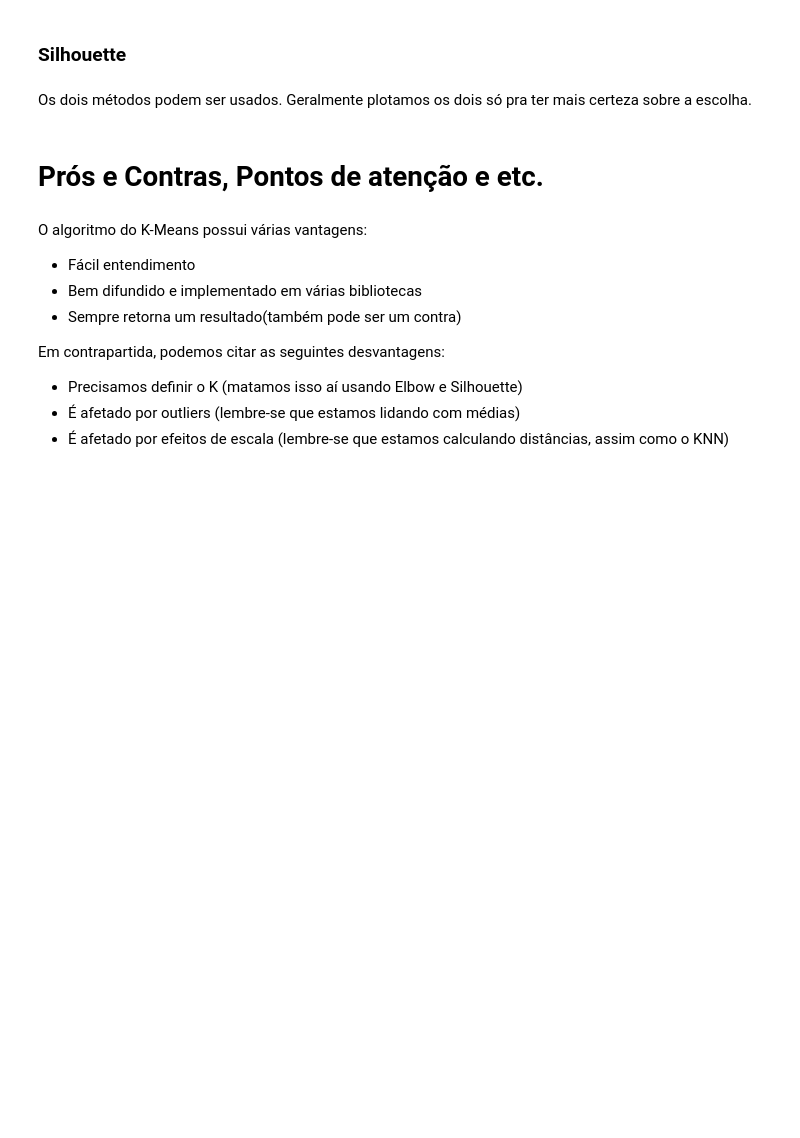
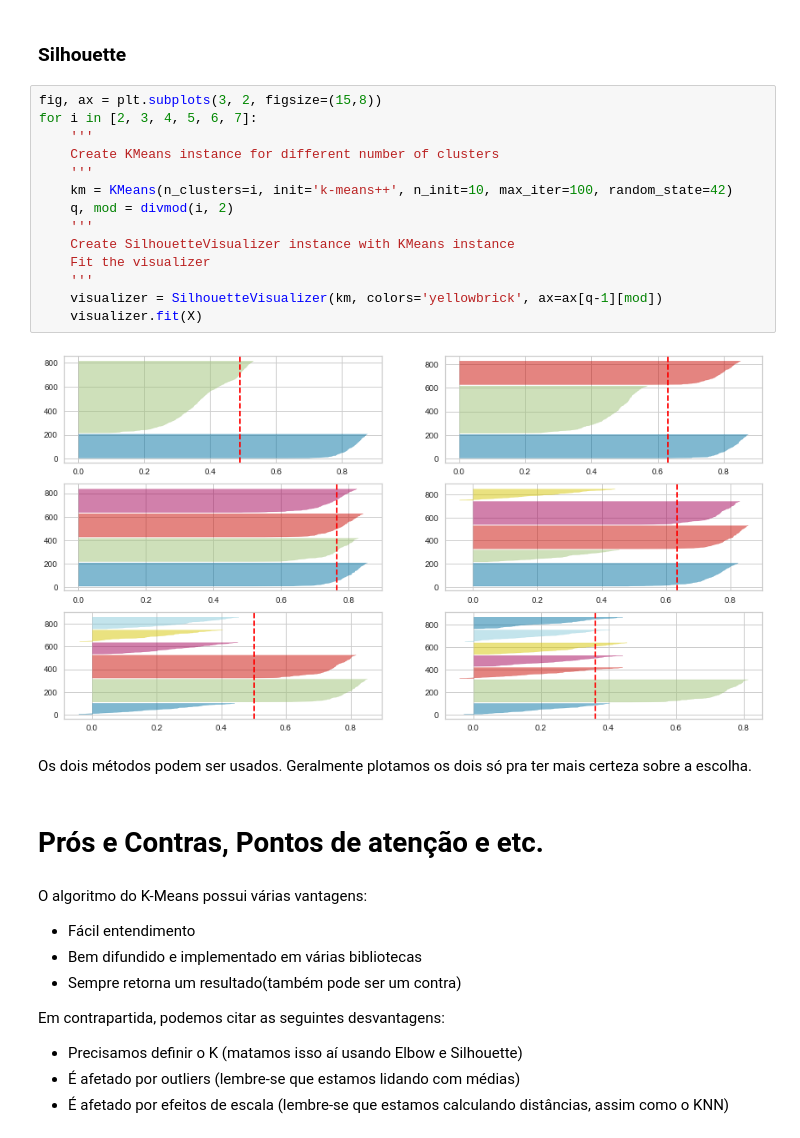
Before and after one commit to brondevitor/Python_Jorney, a Jupyter notebook: Cluster/Clusterização I.ipynb, the cells around one changed output. Saved outputs shown, nothing was run; the diff lists cells and outputs as text; blank space fills up the shorter version.

```diff
--- a/Cluster/Clusterização I.ipynb
+++ b/Cluster/Clusterização I.ipynb
@@ -239,5 +293,21 @@ Para um claro exemplo de utilização do WCSS no KMeans e aplicação do método
 # %% [markdown]
 ### Silhouette
+# %%
+fig, ax = plt.subplots(3, 2, figsize=(15,8))
+for i in [2, 3, 4, 5, 6, 7]:
+    '''
+    Create KMeans instance for different number of clusters
+    '''
+    km = KMeans(n_clusters=i, init='k-means++', n_init=10, max_iter=100, random_state=42)
+    q, mod = divmod(i, 2)
+    '''
+    Create SilhouetteVisualizer instance with KMeans instance
+    Fit the visualizer
+    '''
+    visualizer = SilhouetteVisualizer(km, colors='yellowbrick', ax=ax[q-1][mod])
+    visualizer.fit(X)
+# %% [output]
+[figure, added]
 # %% [markdown]
 Os dois métodos podem ser usados. Geralmente plotamos os dois só pra ter mais certeza sobre a escolha.
 # %% [markdown]
```
Also changed, not shown: parts of 5 cells of this notebook.
